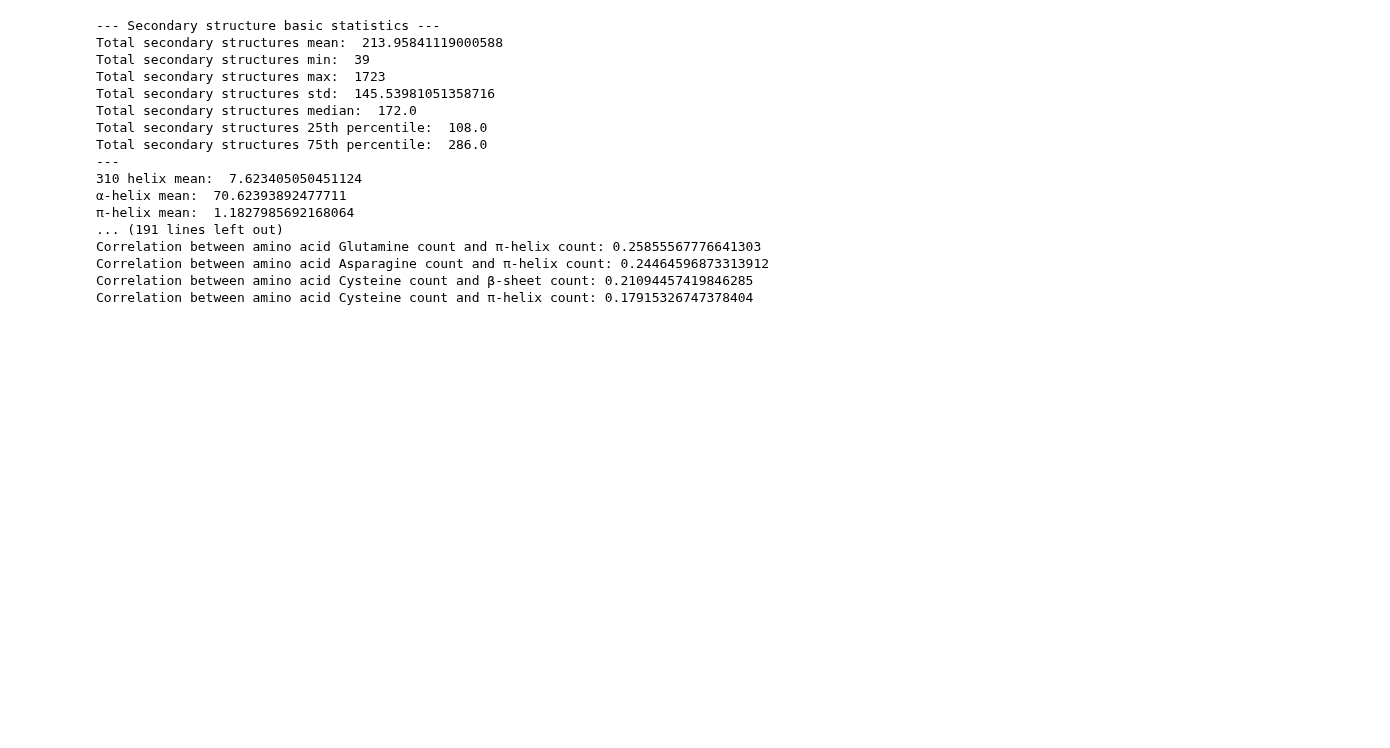
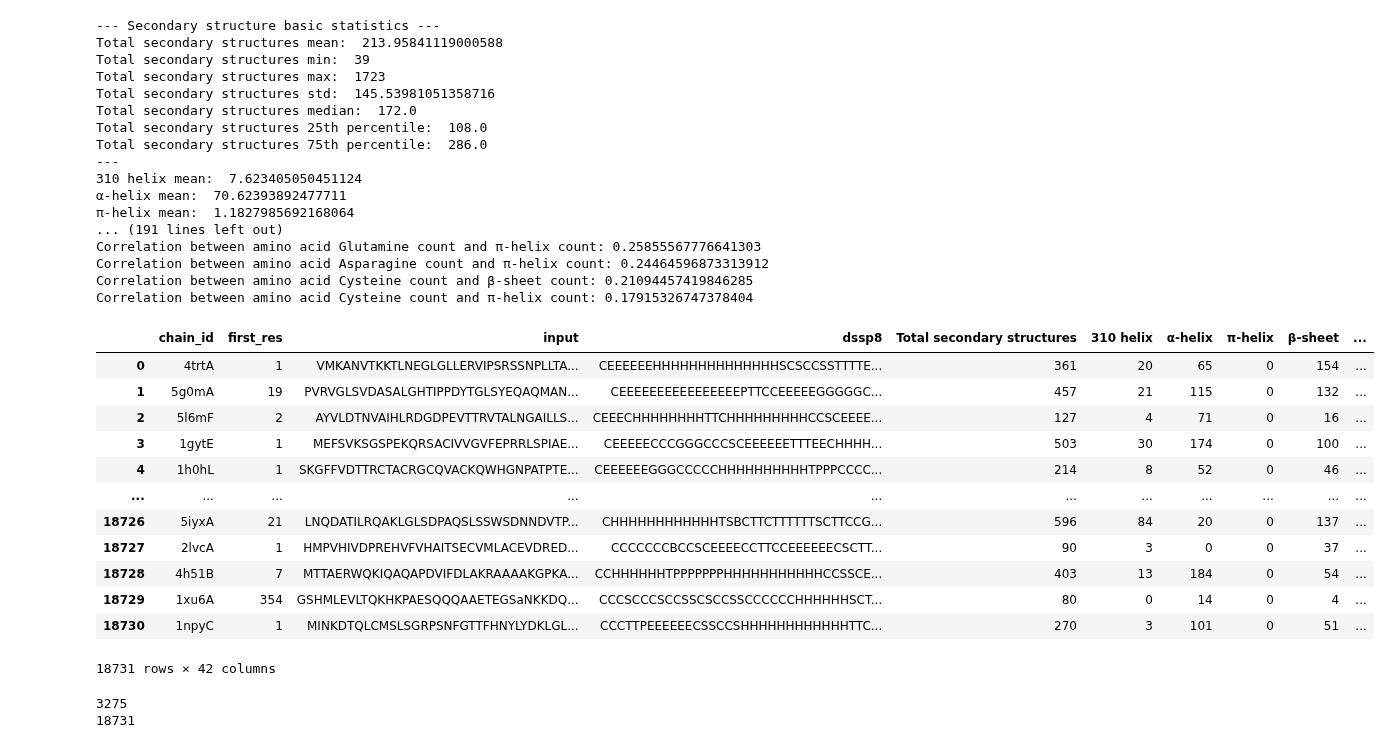
Before and after one commit to TrymNOHG/2prot-struct, a Jupyter notebook: data_exploration.ipynb, the cells around one changed output. Cells and saved outputs as stored; diff of their text form; code cells hidden in the pictures; blank space fills up the shorter version.

```diff
--- a/data_exploration.ipynb
+++ b/data_exploration.ipynb
@@ -103,3 +103,37 @@ Correlation between amino acid Glutamine count and π-helix count: 0.25855567776
 Correlation between amino acid Asparagine count and π-helix count: 0.24464596873313912
 Correlation between amino acid Cysteine count and β-sheet count: 0.21094457419846285
 Correlation between amino acid Cysteine count and π-helix count: 0.17915326747378404
+# %%
+# NOTE: I am just adding stuff to the dataframe here for testing purposes. We don't want this for anything other than just peeking at the data.
+# Amino acid composition percentages rather than just counts
+for aa in amino_acids:
+    df[f"{amino_acid_key_to_name[aa]} percentage"] = df["input"].apply(lambda x: x.count(aa) / len(x) * 100)
+
+# Percentage of each type of secondary structure
+for key in secondary_structures.keys():
+    df[f"{secondary_structures[key]} percentage"] = df[secondary_structures[key]] / df["Total secondary structures"] * 100
+
+
+df
+# %% [output]
+|  | chain_id | first_res | input | dssp8 | Total secondary structures | 310 helix | α-helix | π-helix | β-sheet | ... |
+| 0 | 4trtA | 1 | VMKANVTKKTLNEGLGLLERVIPSRSSNPLLTA... | CEEEEEEHHHHHHHHHHHHHHSCSCCSSTTTTE... | 361 | 20 | 65 | 0 | 154 | ... |
+| 1 | 5g0mA | 19 | PVRVGLSVDASALGHTIPPDYTGLSYEQAQMAN... | CEEEEEEEEEEEEEEEEPTTCCEEEEEGGGGGC... | 457 | 21 | 115 | 0 | 132 | ... |
+| 2 | 5l6mF | 2 | AYVLDTNVAIHLRDGDPEVTTRVTALNGAILLS... | CEEECHHHHHHHHTTCHHHHHHHHHCCSCEEEE... | 127 | 4 | 71 | 0 | 16 | ... |
+| 3 | 1gytE | 1 | MEFSVKSGSPEKQRSACIVVGVFEPRRLSPIAE... | CEEEEECCCGGGCCCSCEEEEEETTTEECHHHH... | 503 | 30 | 174 | 0 | 100 | ... |
+| 4 | 1h0hL | 1 | SKGFFVDTTRCTACRGCQVACKQWHGNPATPTE... | CEEEEEEGGGCCCCCHHHHHHHHHHTPPPCCCC... | 214 | 8 | 52 | 0 | 46 | ... |
+| ... | ... | ... | ... | ... | ... | ... | ... | ... | ... | ... |
+| 18726 | 5iyxA | 21 | LNQDATILRQAKLGLSDPAQSLSSWSDNNDVTP... | CHHHHHHHHHHHHTSBCTTCTTTTTTSCTTCCG... | 596 | 84 | 20 | 0 | 137 | ... |
+| 18727 | 2lvcA | 1 | HMPVHIVDPREHVFVHAITSECVMLACEVDRED... | CCCCCCCBCCSCEEEECCTTCCEEEEEECSCTT... | 90 | 3 | 0 | 0 | 37 | ... |
+| 18728 | 4h51B | 7 | MTTAERWQKIQAQAPDVIFDLAKRAAAAKGPKA... | CCHHHHHHTPPPPPPPHHHHHHHHHHHCCSSCE... | 403 | 13 | 184 | 0 | 54 | ... |
+| 18729 | 1xu6A | 354 | GSHMLEVLTQKHKPAESQQQAAETEGSaNKKDQ... | CCCSCCCSCCSSCSCCSSCCCCCCHHHHHHSCT... | 80 | 0 | 14 | 0 | 4 | ... |
+| 18730 | 1npyC | 1 | MINKDTQLCMSLSGRPSNFGTTFHNYLYDKLGL... | CCCTTPEEEEEECSSCCSHHHHHHHHHHHHTTC... | 270 | 3 | 101 | 0 | 51 | ... |
+18731 rows × 42 columns
+# %%
+# keep where pi-helix count is greater than 0
+df_pi_helix = df[df["π-helix"] > 0]
+print(len(df_pi_helix))
+print(len(df))
+# %% [output]
+3275
+18731
```
Also changed, not shown: parts of 1 cell of this notebook.
